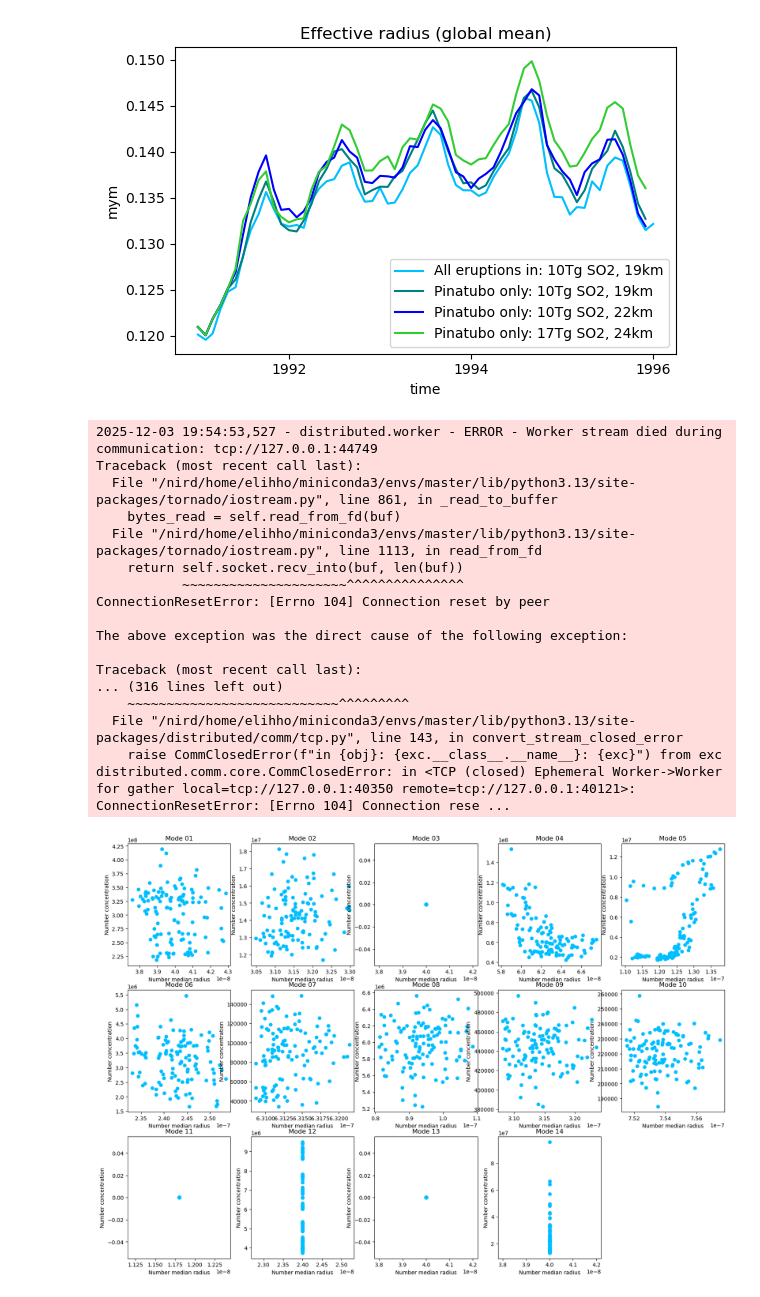
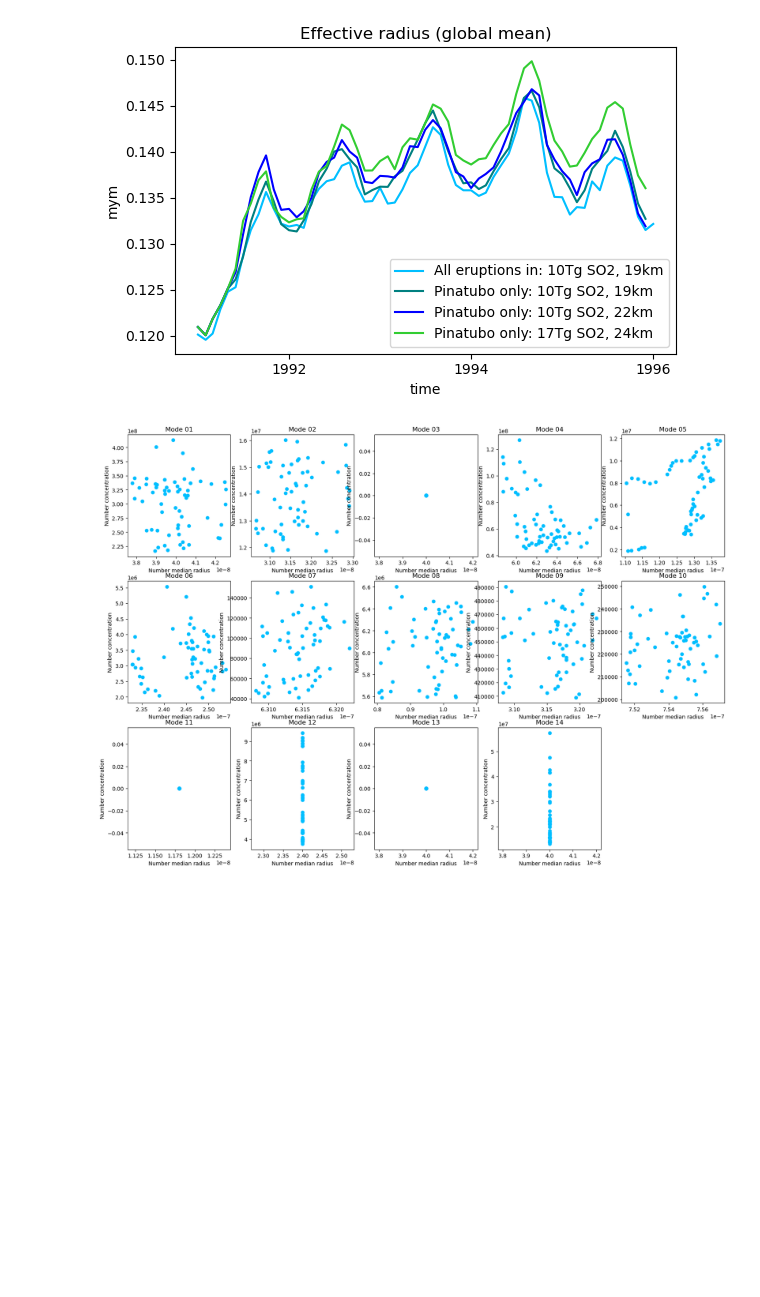
Before and after one commit to EliHHogemo/master_thesis, a Jupyter notebook: reff_plotting.ipynb, the cells around one changed output. Drawn from its saved outputs; the diff is of its cells as text; code cells hidden in the pictures; blank space fills up the shorter version.

```diff
--- a/reff_plotting.ipynb
+++ b/reff_plotting.ipynb
@@ -236,41 +236,24 @@ plt.tight_layout()
 # %%
 # vars to use: NMR, SIGMA, NCONC, VCONC, NNAT_
 mode_list = ["01", "02", "03", "04", "05", "06", "07", "08", "09", "10", "11", "12", "13", "14"]
 
 fig, axes = plt.subplots(3, 5, figsize=(20, 14), sharex=False, sharey=False)
 axes = axes.flatten()
 for i, mode in enumerate(mode_list):
     nmr_var = f"NMR{mode}"
     nconc_var = f"NCONC{mode}"
 
-    nmr = ds_19[nmr_var].weighted(weighted_lat_19).mean(dim=["lat","lon","lev"])
-    nconc = ds_19[nconc_var].weighted(weighted_lat_19).mean(dim=["lat","lon","lev"])
+    nmr = ds_19_c[nmr_var].weighted(weighted_lat_19_c).mean(dim=["lat","lon","lev"])
+    nconc = ds_19_c[nconc_var].weighted(weighted_lat_19_c).mean(dim=["lat","lon","lev"])
 
     axes[i].scatter(nmr, nconc, color="deepskyblue")
     axes[i].set_xlabel("Number median radius")
     axes[i].set_ylabel("Number concentration")
     axes[i].set_title(f"Mode {mode}")
 
 for j in range(i+1, 3*5):
     fig.delaxes(axes[j])
 
 plt.show()
 # %% [output]
-2025-12-03 19:54:53,527 - distributed.worker - ERROR - Worker stream died during communication: tcp://127.0.0.1:44749
-Traceback (most recent call last):
-  File "/nird/home/elihho/miniconda3/envs/master/lib/python3.13/site-packages/tornado/iostream.py", line 861, in _read_to_buffer
-    bytes_read = self.read_from_fd(buf)
-  File "/nird/home/elihho/miniconda3/envs/master/lib/python3.13/site-packages/tornado/iostream.py", line 1113, in read_from_fd
-    return self.socket.recv_into(buf, len(buf))
-           ~~~~~~~~~~~~~~~~~~~~~^^^^^^^^^^^^^^^
-ConnectionResetError: [Errno 104] Connection reset by peer
-
-The above exception was the direct cause of the following exception:
-
-Traceback (most recent call last):
-... (316 lines left out)
-    ~~~~~~~~~~~~~~~~~~~~~~~~~~~^^^^^^^^^
-  File "/nird/home/elihho/miniconda3/envs/master/lib/python3.13/site-packages/distributed/comm/tcp.py", line 143, in convert_stream_closed_error
-    raise CommClosedError(f"in {obj}: {exc.__class__.__name__}: {exc}") from exc
-distributed.comm.core.CommClosedError: in <TCP (closed) Ephemeral Worker->Worker for gather local=tcp://127.0.0.1:40350 remote=tcp://127.0.0.1:40121>: ConnectionResetError: [Errno 104] Connection rese ...
-[figure, old version]
+[figure, new version]
```
Also changed, not shown: parts of 8 cells of this notebook.
